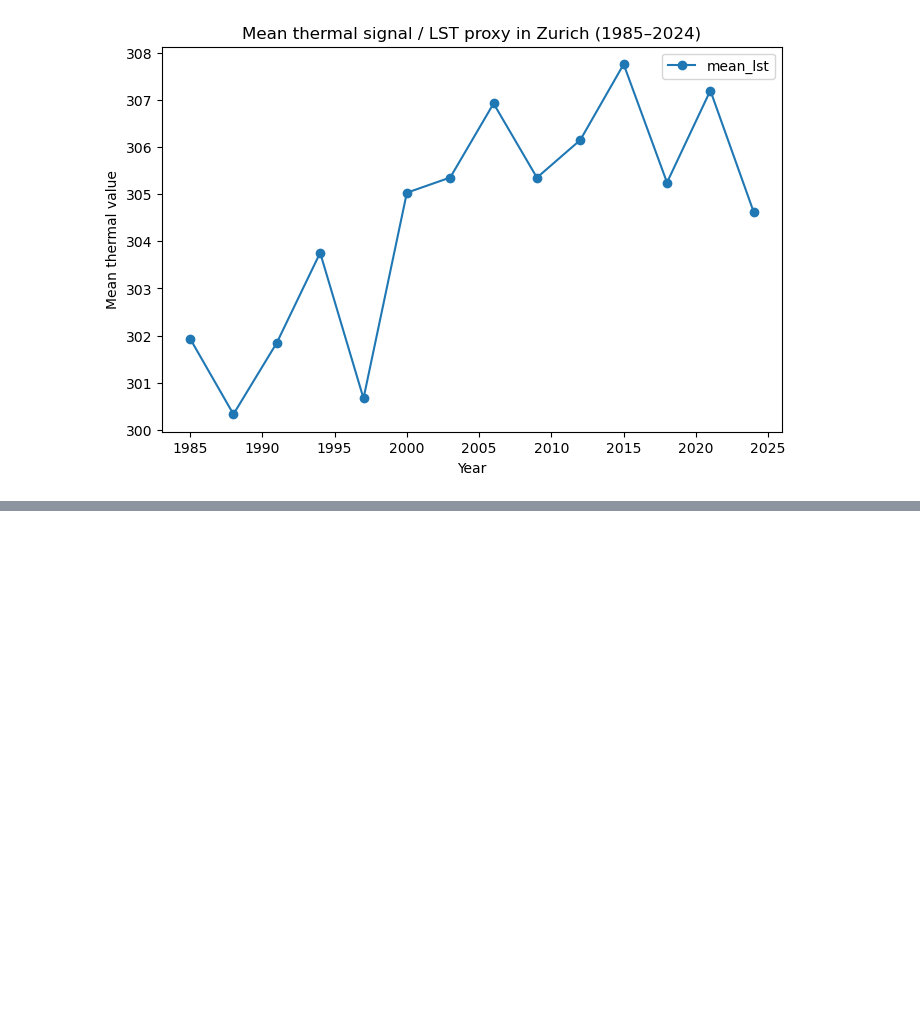
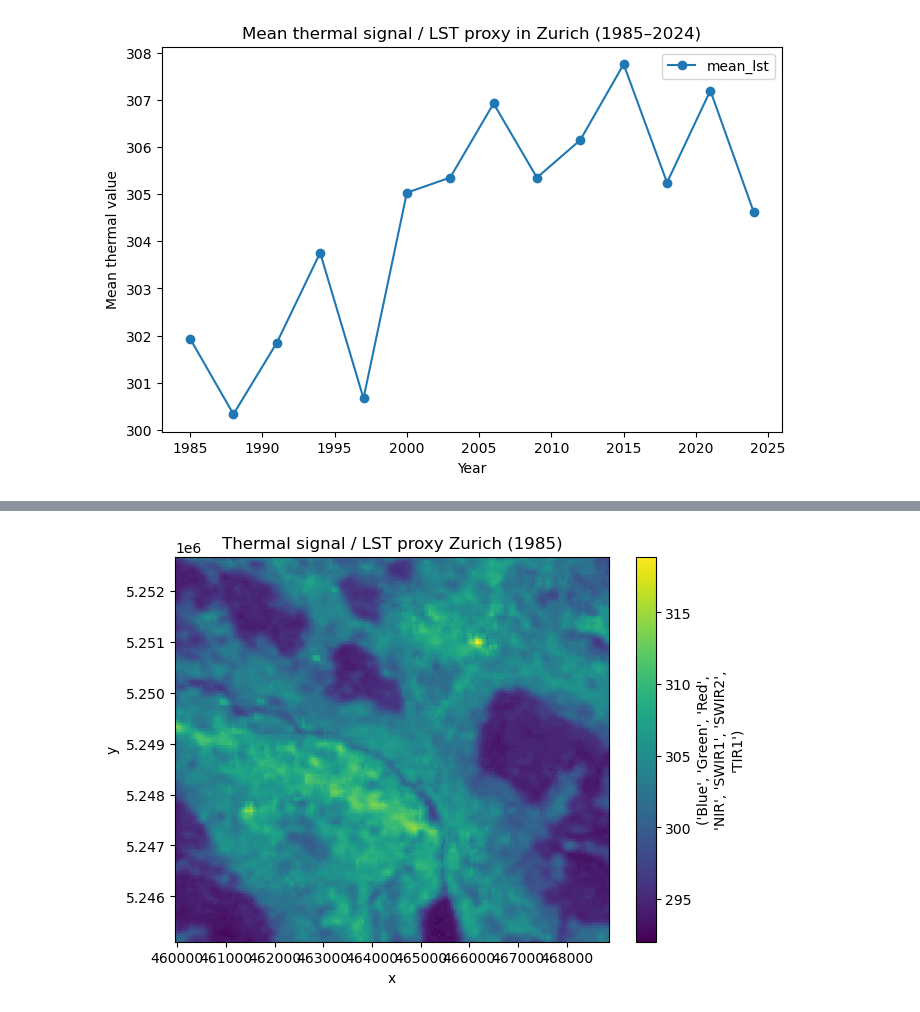
Before and after one commit to silhoe/SDS_project, a Jupyter notebook: notebooks/Project3.ipynb, the cells around one changed output, grey strips where cells are left out. Cells and saved outputs as stored; diff of their text form; code cells hidden in the pictures; blank space fills up the shorter version.

```diff
--- a/notebooks/Project3.ipynb
+++ b/notebooks/Project3.ipynb
@@ -130,0 +159,7 @@ plt.show()
+# %%
+lst_1985.plot(figsize=(7, 5))
+
+plt.title("Thermal signal / LST proxy Zurich (1985)")
+plt.show()
+# %% [output]
+[figure, added]
```
Also changed, not shown: parts of 5 cells of this notebook.
